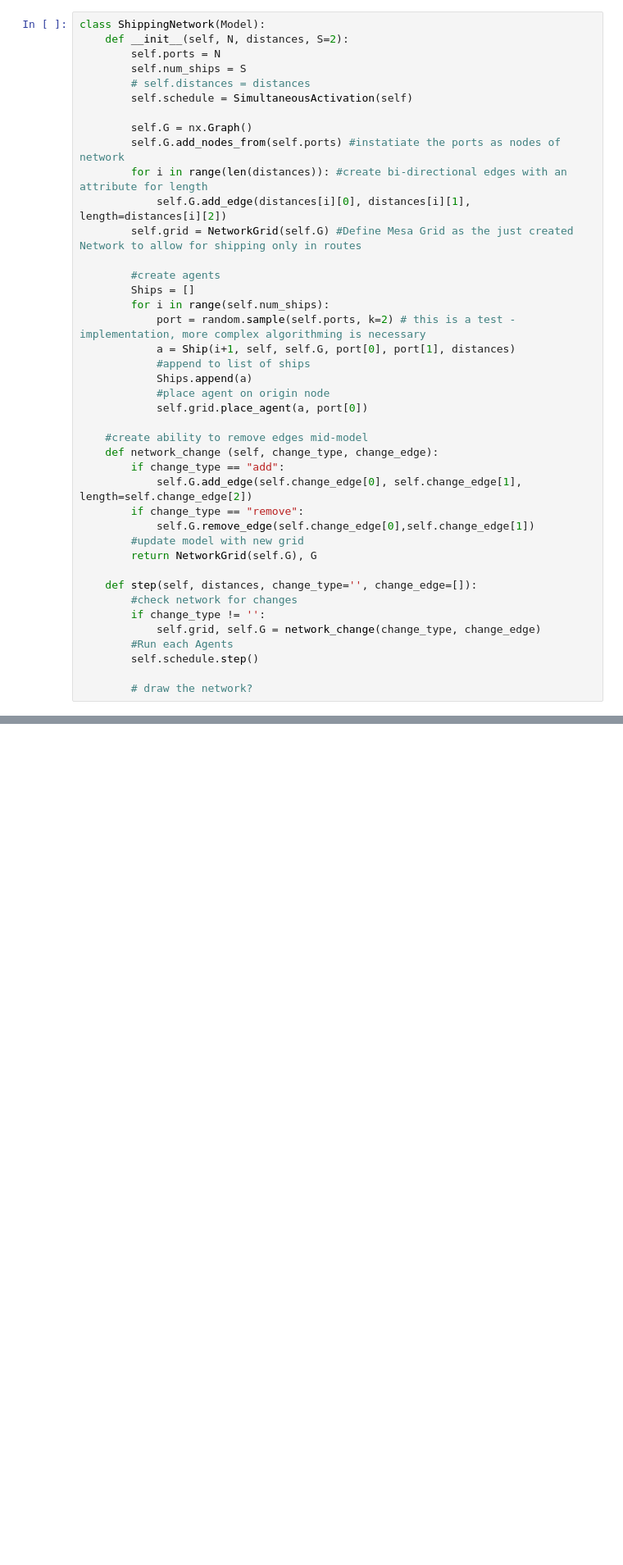
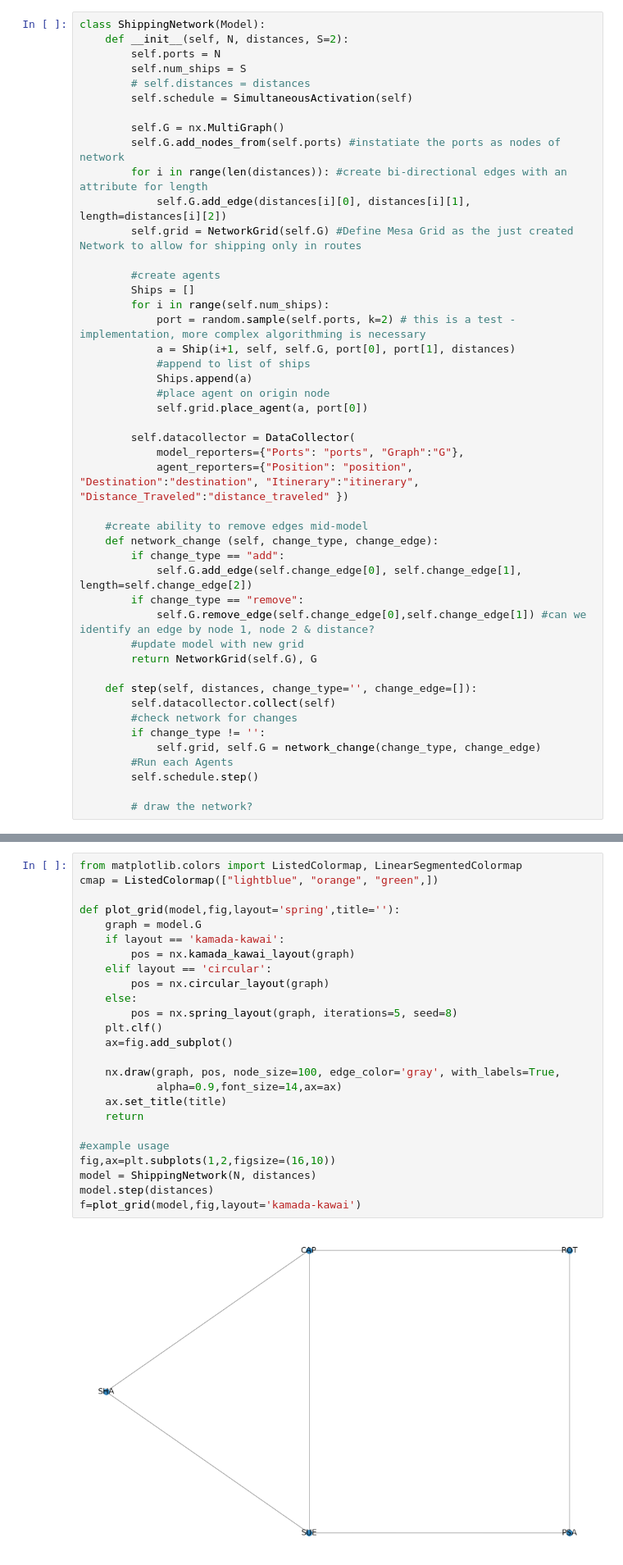
Before and after one commit to jvschlierf/Networks-ships-reroutes, a Jupyter notebook: Shipping_ABM.ipynb, the cells around one changed output, grey strips where cells are left out. Shown at 82% size. Cells and saved outputs as stored; diff of their text form; blank space fills up the shorter version.

```diff
--- a/Shipping_ABM.ipynb
+++ b/Shipping_ABM.ipynb
@@ -36,7 +36,7 @@ class ShippingNetwork(Model):
         # self.distances = distances
         self.schedule = SimultaneousActivation(self)
 
-        self.G = nx.Graph()
+        self.G = nx.MultiGraph()
         self.G.add_nodes_from(self.ports) #instatiate the ports as nodes of network
         for i in range(len(distances)): #create bi-directional edges with an attribute for length
             self.G.add_edge(distances[i][0], distances[i][1], length=distances[i][2])
@@ -52,16 +52,21 @@ class ShippingNetwork(Model):
             #place agent on origin node
             self.grid.place_agent(a, port[0])
 
+        self.datacollector = DataCollector(
+            model_reporters={"Ports": "ports", "Graph":"G"},
+            agent_reporters={"Position": "position", "Destination":"destination", "Itinerary":"itinerary", "Distance_Traveled":"distance_traveled" })
+
     #create ability to remove edges mid-model
     def network_change (self, change_type, change_edge):
         if change_type == "add":
             self.G.add_edge(self.change_edge[0], self.change_edge[1], length=self.change_edge[2])
         if change_type == "remove":
-            self.G.remove_edge(self.change_edge[0],self.change_edge[1])
+            self.G.remove_edge(self.change_edge[0],self.change_edge[1]) #can we identify an edge by node 1, node 2 & distance?
         #update model with new grid
         return NetworkGrid(self.G), G
 
     def step(self, distances, change_type='', change_edge=[]):
+        self.datacollector.collect(self)
         #check network for changes
         if change_type != '':
             self.grid, self.G = network_change(change_type, change_edge)
@@ -137,3 +143,30 @@ model = ShippingNetwork(N, distances)
 steps = 2
 for i in range(steps):
     model.step(distances)
+# %%
+from matplotlib.colors import ListedColormap, LinearSegmentedColormap
+cmap = ListedColormap(["lightblue", "orange", "green",])
+
+def plot_grid(model,fig,layout='spring',title=''):
+    graph = model.G
+    if layout == 'kamada-kawai':
+        pos = nx.kamada_kawai_layout(graph)
+    elif layout == 'circular':
+        pos = nx.circular_layout(graph)
+    else:
+        pos = nx.spring_layout(graph, iterations=5, seed=8)
+    plt.clf()
+    ax=fig.add_subplot()
+
+    nx.draw(graph, pos, node_size=100, edge_color='gray', with_labels=True,
+            alpha=0.9,font_size=14,ax=ax)
+    ax.set_title(title)
+    return
+
+#example usage
+fig,ax=plt.subplots(1,2,figsize=(16,10))
+model = ShippingNetwork(N, distances)
+model.step(distances)
+f=plot_grid(model,fig,layout='kamada-kawai')
+# %% [output]
+[figure, added]
```
Also changed, not shown: parts of 2 cells of this notebook, 2 other files.
